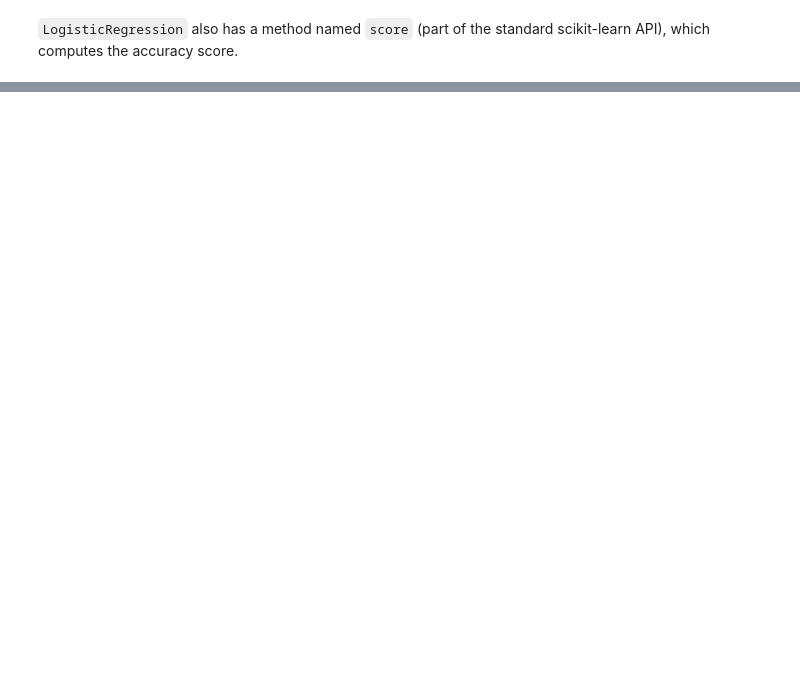
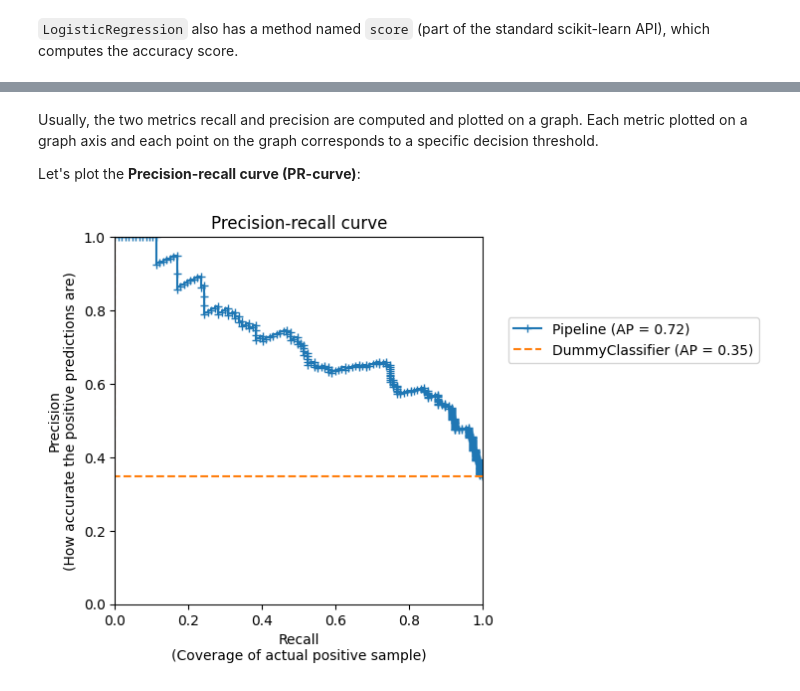
Before and after one commit to HassanAlgoz/machine-learning-python, a Jupyter notebook: content/modules/M4/lessons/03_classification_metrics.ipynb, the cells around one changed output, grey strips where cells are left out. Cells and saved outputs as stored; diff of their text form; code cells hidden in the pictures; blank space fills up the shorter version.

```diff
--- a/content/modules/M4/lessons/03_classification_metrics.ipynb
+++ b/content/modules/M4/lessons/03_classification_metrics.ipynb
@@ -375,0 +119,5 @@ _ = fig.suptitle("PR and ROC curves")
+# %%
+from sklearn.dummy import DummyClassifier
+
+dummy_classifier = DummyClassifier(strategy="most_frequent").fit(X_train, y_train)
+dummy_classifier.score(X_test, y_test)
@@ -375,0 +328,29 @@ _ = fig.suptitle("PR and ROC curves")
+# %% [markdown]
+Usually, the two metrics recall and precision are computed and plotted on a graph. Each metric plotted on a graph axis and each point on the graph corresponds to a specific decision threshold.
+
+Let's plot the **Precision-recall curve (PR-curve)**:
+# %%
+from sklearn.metrics import PrecisionRecallDisplay
+
+disp = PrecisionRecallDisplay.from_estimator(
+    estimator=classifier,
+    X=X_test,
+    y=y_test,
+    marker="+",
+)
+disp = PrecisionRecallDisplay.from_estimator(
+    dummy_classifier,
+    X_test,
+    y_test,
+    color="tab:orange",
+    linestyle="--",
+    ax=disp.ax_,
+)
+plt.xlabel("Recall\n(Coverage of actual positive sample)")
+plt.ylabel("Precision\n(How accurate the positive predictions are)")
+plt.xlim(0, 1)
+plt.ylim(0, 1)
+plt.legend(bbox_to_anchor=(1.05, 0.8), loc="upper left")
+_ = disp.ax_.set_title("Precision-recall curve")
+# %% [output]
+[figure, added]
```
Also changed, not shown: parts of 98 cells of this notebook, 6 other files.
